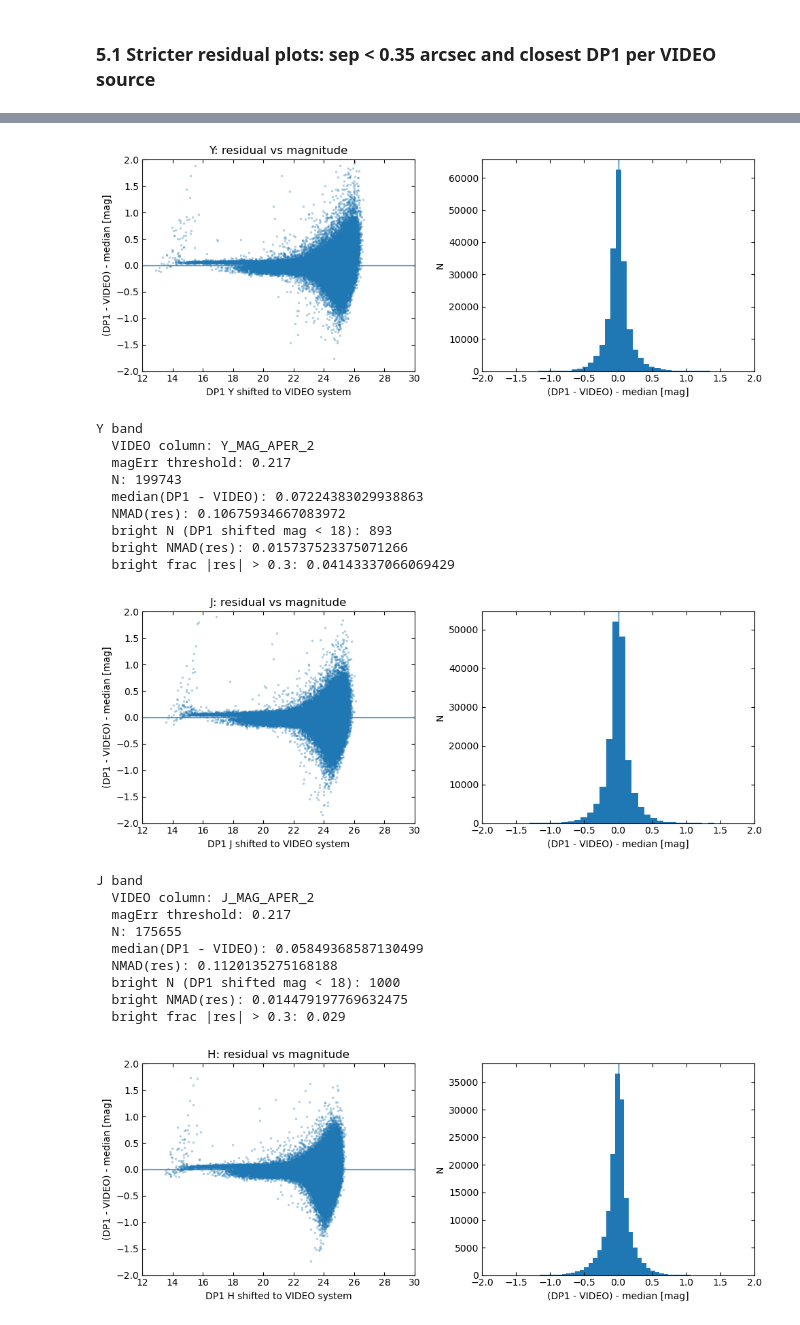
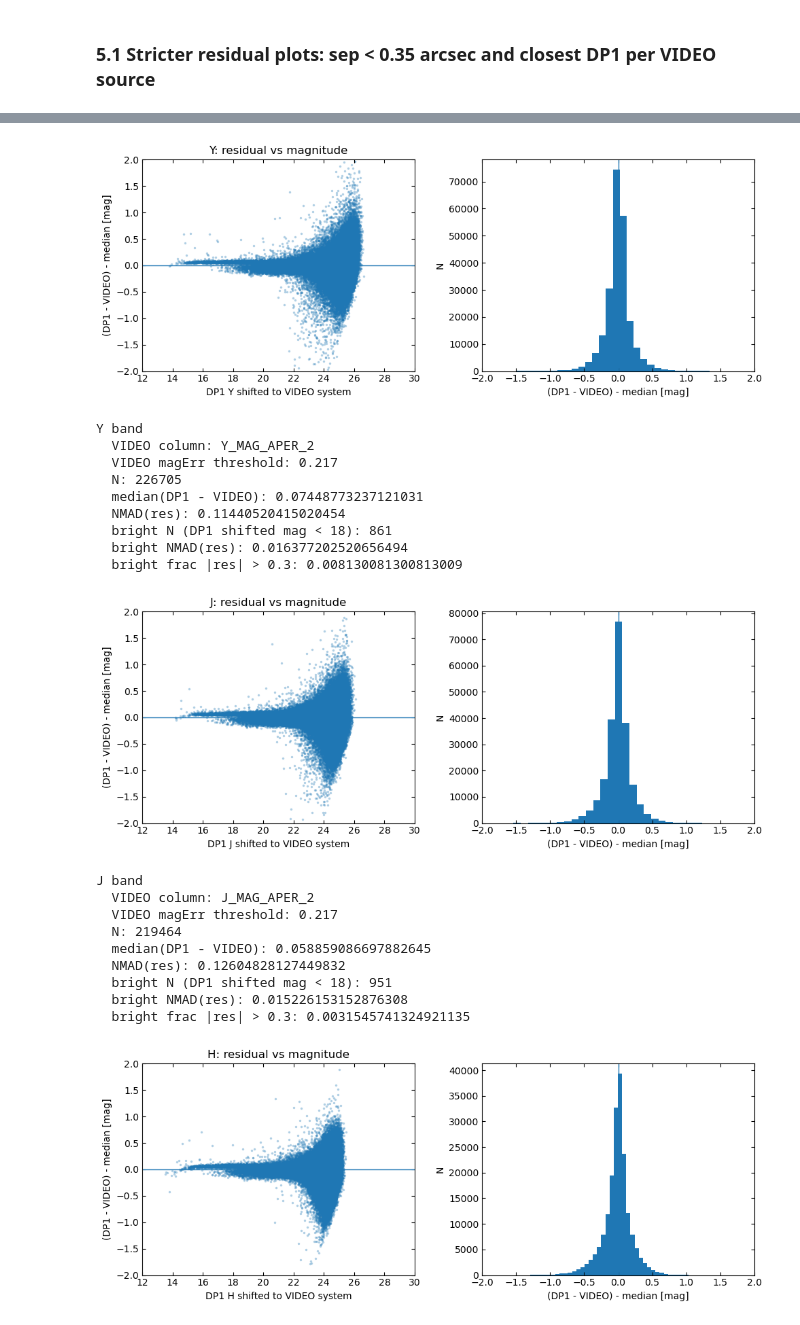
Before and after one commit to lsst-uk/lsst-ir-fusion, a Jupyter notebook: dmu5/dmu5_DP1/diagnostics/DP1_Photometry.ipynb, the cells around one changed output, grey strips where cells are left out. Saved outputs shown, nothing was run; the diff lists cells and outputs as text; code cells hidden in the pictures.

```diff
--- a/dmu5/dmu5_DP1/diagnostics/DP1_Photometry.ipynb
+++ b/dmu5/dmu5_DP1/diagnostics/DP1_Photometry.ipynb
@@ -34,7 +22,7 @@ import matplotlib.patheffects as pe
 
 DATA_DIR = Path("../data")
 
-DP1_PATH   = DATA_DIR / "full_reduced_cat_DP1_20260408.fits"
+DP1_PATH   = DATA_DIR / "full_reduced_cat_DP1_20260902.fits"
 VIDEO_PATH = DATA_DIR / "VISTA-VIDEO-CDFS-DR5.fits"
 
 OUTDIR = Path("data/plots_photometry")
@@ -402,7 +478,7 @@ def compare_residual_band(
         return None
 
     dp1_m = dp1_mag(dp1c, band) - dp1_to_video_offset
-    dp1_good = dp1_band_usable(dp1c, band, err_lim=err_lim, require_coverage=True)
+    dp1_good = dp1_band_usable(dp1c, band, snr_min=5.0)
 
     vid_m_all = arr(vid_box, vcols["mag"], float)
     vid_good_all = video_good_mask(vid_box, vprefix, aper=aper, err_lim=err_lim, require_flag=True)
@@ -448,7 +524,7 @@ def compare_residual_band(
 
     print(f"{band} band")
     print("  VIDEO column:", vcols["mag"])
-    print(f"  magErr threshold: {err_lim:.3f}")
+    print(f"  VIDEO magErr threshold: {err_lim:.3f}")
     print("  N:", int(good.sum()))
     print("  median(DP1 - VIDEO):", float(const))
     print("  NMAD(res):", float(nmad(res)))
@@ -999,7 +1054,7 @@ def compare_residual_band(
         return None
 
     dp1_m = dp1_mag(dp1c, band) - dp1_to_video_offset
-    dp1_good = dp1_band_usable(dp1c, band, err_lim=err_lim, require_coverage=True)
+    dp1_good = dp1_band_usable(dp1c, band, snr_min=5.0,)
 
     vid_m_all = arr(vid_box, vcols["mag"], float)
     vid_good_all = video_good_mask(vid_box, vprefix, aper=aper, err_lim=err_lim, require_flag=True)
@@ -1049,7 +1104,7 @@ def compare_residual_band(
 
     print(f"{band} band")
     print("  VIDEO column:", vcols["mag"])
-    print(f"  magErr threshold: {err_lim:.3f}")
+    print(f"  VIDEO magErr threshold: {err_lim:.3f}")
     print("  N:", int(good.sum()))
     print("  median(DP1 - VIDEO):", float(const))
     print("  NMAD(res):", float(nmad(res)))
@@ -1093,23 +1148,23 @@ Z band
-[figure, old version]
+[figure, new version]
 Y band
   VIDEO column: Y_MAG_APER_2
-  magErr threshold: 0.217
-  N: 199743
-  median(DP1 - VIDEO): 0.07224383029938863
-  NMAD(res): 0.10675934667083972
-  bright N (DP1 shifted mag < 18): 893
-  bright NMAD(res): 0.015737523375071266
-  bright frac |res| > 0.3: 0.04143337066069429
+  VIDEO magErr threshold: 0.217
+  N: 226705
+  median(DP1 - VIDEO): 0.07448773237121031
+  NMAD(res): 0.11440520415020454
+  bright N (DP1 shifted mag < 18): 861
+  bright NMAD(res): 0.016377202520656494
+  bright frac |res| > 0.3: 0.008130081300813009
-[figure, old version]
+[figure, new version]
 J band
   VIDEO column: J_MAG_APER_2
-  magErr threshold: 0.217
-  N: 175655
-  median(DP1 - VIDEO): 0.05849368587130499
-  NMAD(res): 0.1120135275168188
-  bright N (DP1 shifted mag < 18): 1000
-  bright NMAD(res): 0.014479197769632475
-  bright frac |res| > 0.3: 0.029
+  VIDEO magErr threshold: 0.217
+  N: 219464
+  median(DP1 - VIDEO): 0.058859086697882645
+  NMAD(res): 0.12604828127449832
+  bright N (DP1 shifted mag < 18): 951
+  bright NMAD(res): 0.015226153152876308
+  bright frac |res| > 0.3: 0.0031545741324921135
-[figure, old version]
+[figure, new version]
 H band
   VIDEO column: H_MAG_APER_2
```
Also changed, not shown: parts of 43 cells of this notebook.
